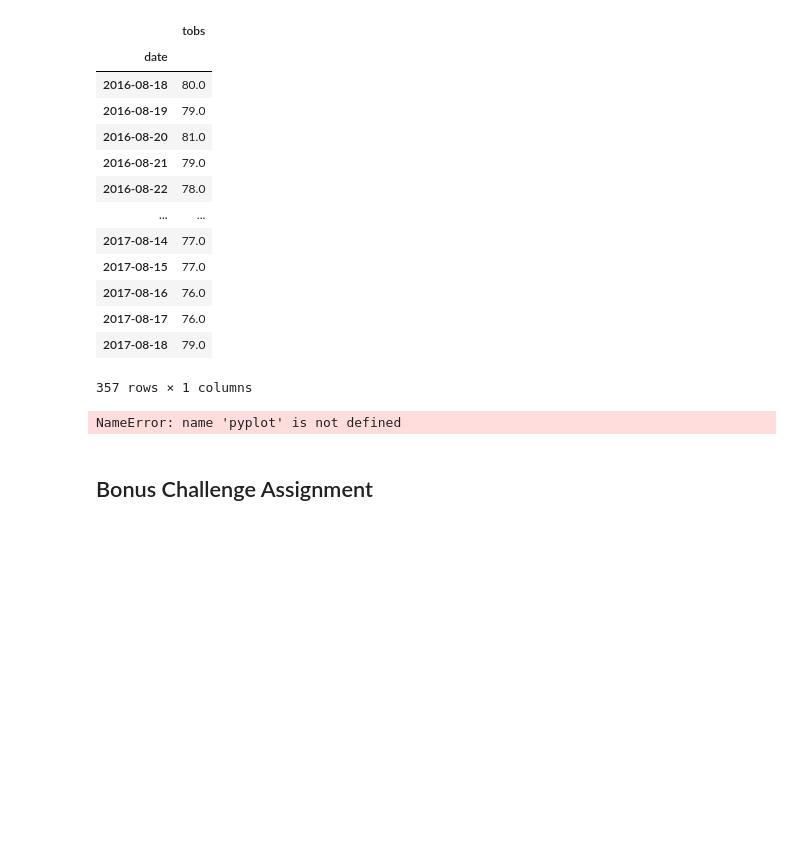
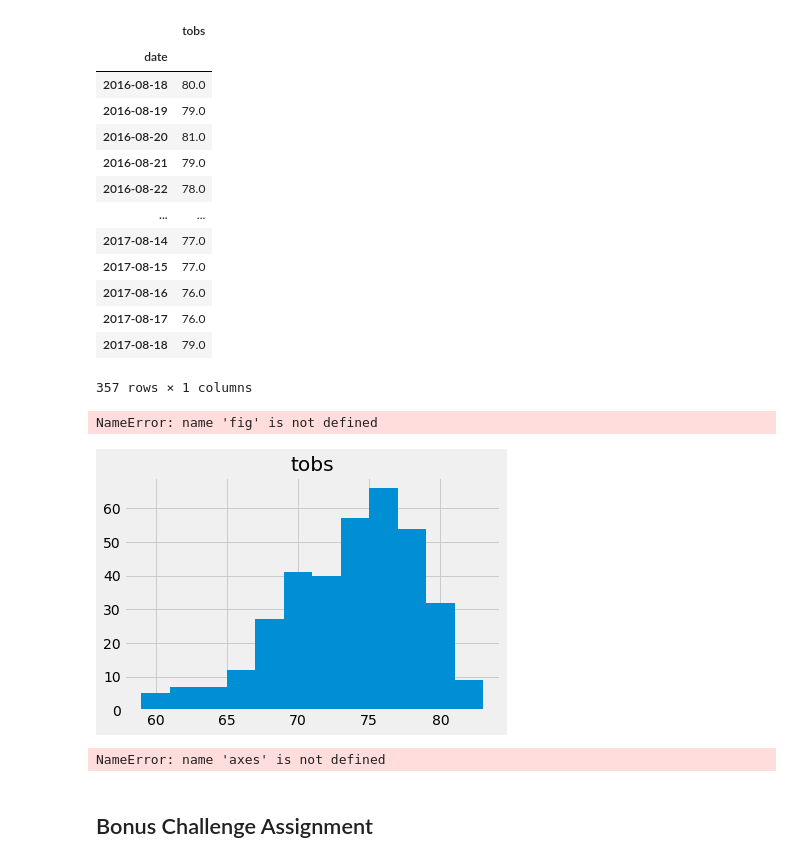
Before and after one commit to arvinseeva/sqlalchemy-challenge, a Jupyter notebook: climate_starter.ipynb, the cells around one changed output. Drawn from its saved outputs; the diff is of its cells as text; code cells hidden in the pictures; blank space fills up the shorter version.

```diff
--- a/climate_starter.ipynb
+++ b/climate_starter.ipynb
@@ -287,13 +287,20 @@ last_station.sort_values("date", ascending=True).set_index("date")
 # %%
 #and plot the results as a histogram
 
-fig, axes = pyplot.subplots(sharey=True)
-last_station.hist(bins=12, ax=axes)
+#fig, axes = pyplot.subplots(sharey=True)
+#ax = last_station.plot.bar(x='date', y='tobs', rot=45)
+last_station.hist(bins=12)
 fig.text(0.5, -0.1, 'Temperature (F)', ha='center')
 fig.text(0, 0.5, 'Frequency', va='center', rotation='vertical')
 pyplot.suptitle("Temperature distribution from Aug 2016 to Aug 2017 for station USC00519281", x=0.5, y=1.05, ha='center', fontsize='xx-large')
 # %% [output]
-NameError: name 'pyplot' is not defined
+NameError: name 'fig' is not defined
+[figure, added]
+# %%
+last_station.hist(bins=12, ax=axes)
+last_station.plot(kind="bar", figsize=(20,3))
+# %% [output]
+NameError: name 'axes' is not defined
 # %% [markdown]
 ## Bonus Challenge Assignment
 # %%
```
